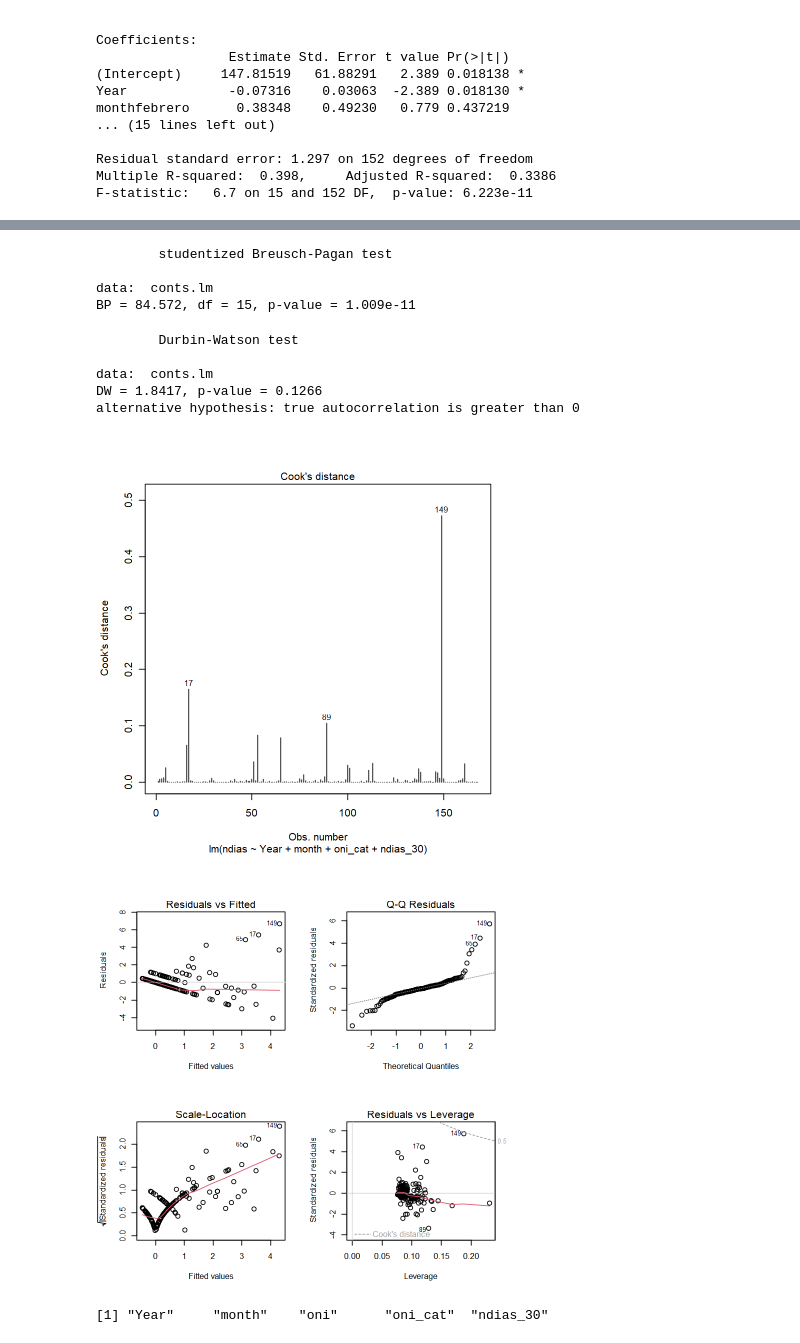
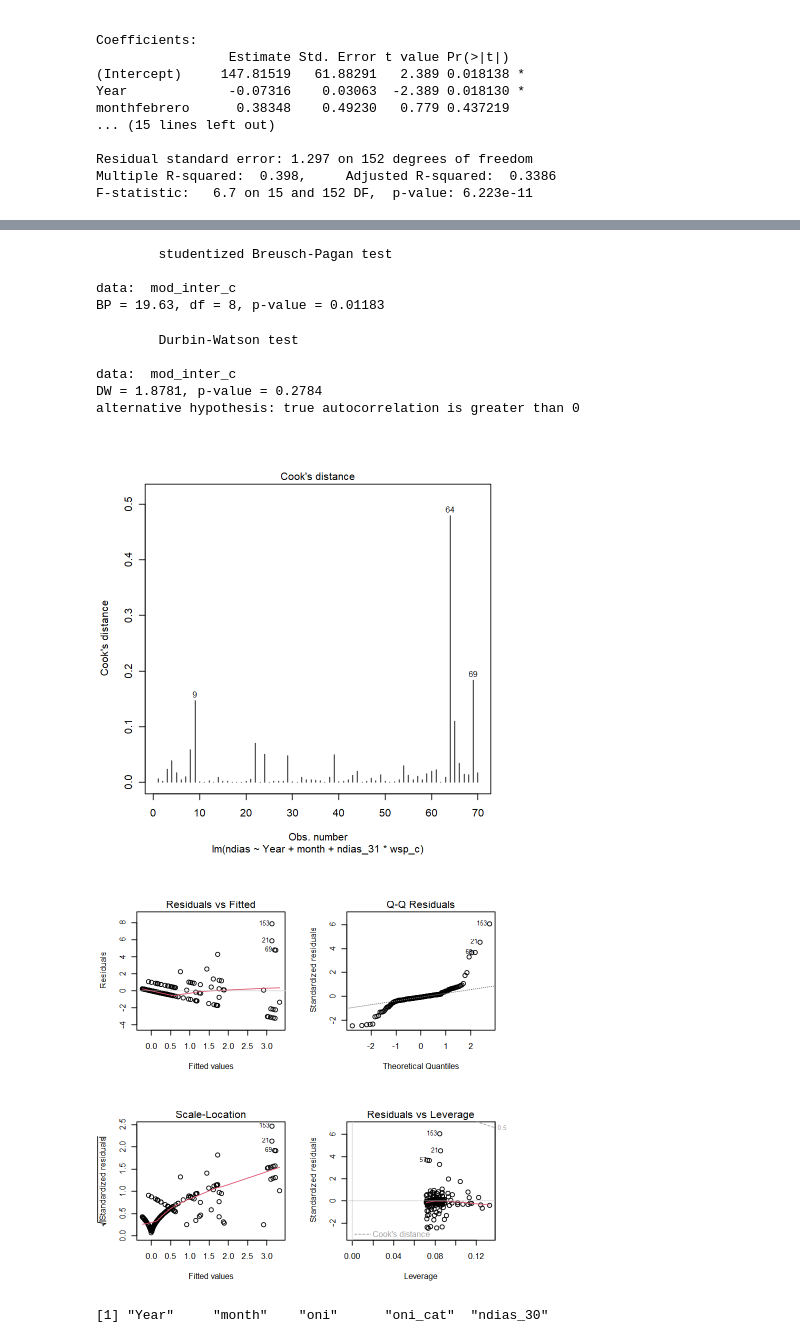
Before and after one commit to erdavg/pronostico_O3, a Jupyter notebook: Regresión lineal.ipynb, the cells around one changed output, grey strips where cells are left out. Cells and saved outputs as stored; diff of their text form; code cells hidden in the pictures.

```diff
--- a/Regresión lineal.ipynb
+++ b/Regresión lineal.ipynb
@@ -617,34 +617,34 @@ plot(conts.lm, which = 3)
 # %%
 # Test
 
-bptest(conts.lm)
+bptest(mod_inter_c)
 # %% [output]
         studentized Breusch-Pagan test
 
-data:  conts.lm
-BP = 84.572, df = 15, p-value = 1.009e-11
+data:  mod_inter_c
+BP = 19.63, df = 8, p-value = 0.01183
 # %%
 # Independencia (DW)
 
-dwtest(conts.lm)
+dwtest(mod_inter_c)
 # %% [output]
         Durbin-Watson test
 
-data:  conts.lm
-DW = 1.8417, p-value = 0.1266
+data:  mod_inter_c
+DW = 1.8781, p-value = 0.2784
 alternative hypothesis: true autocorrelation is greater than 0
 # %%
 #Outliers
 # Observaciones: algunos puntos con leverage moderado
 
-plot(conts.lm, which = 4)
+plot(mod_inter_c, which = 4)
 
 # todo en uno
 par(mfrow = c(2,2))
 plot(conts.lm)
 # %% [output]
-[figure, old version]
+[figure, new version]
-[figure, old version]
+[figure, new version]
 # %%
 oni.ts <- ts(oni.conts$oni, start = c(year1, 1), end = c(year2, 12), frequency = 12)
 oni.ts.mod <- auto.arima(oni.ts, seasonal = T)
```
Also changed, not shown: parts of 3 cells of this notebook.
